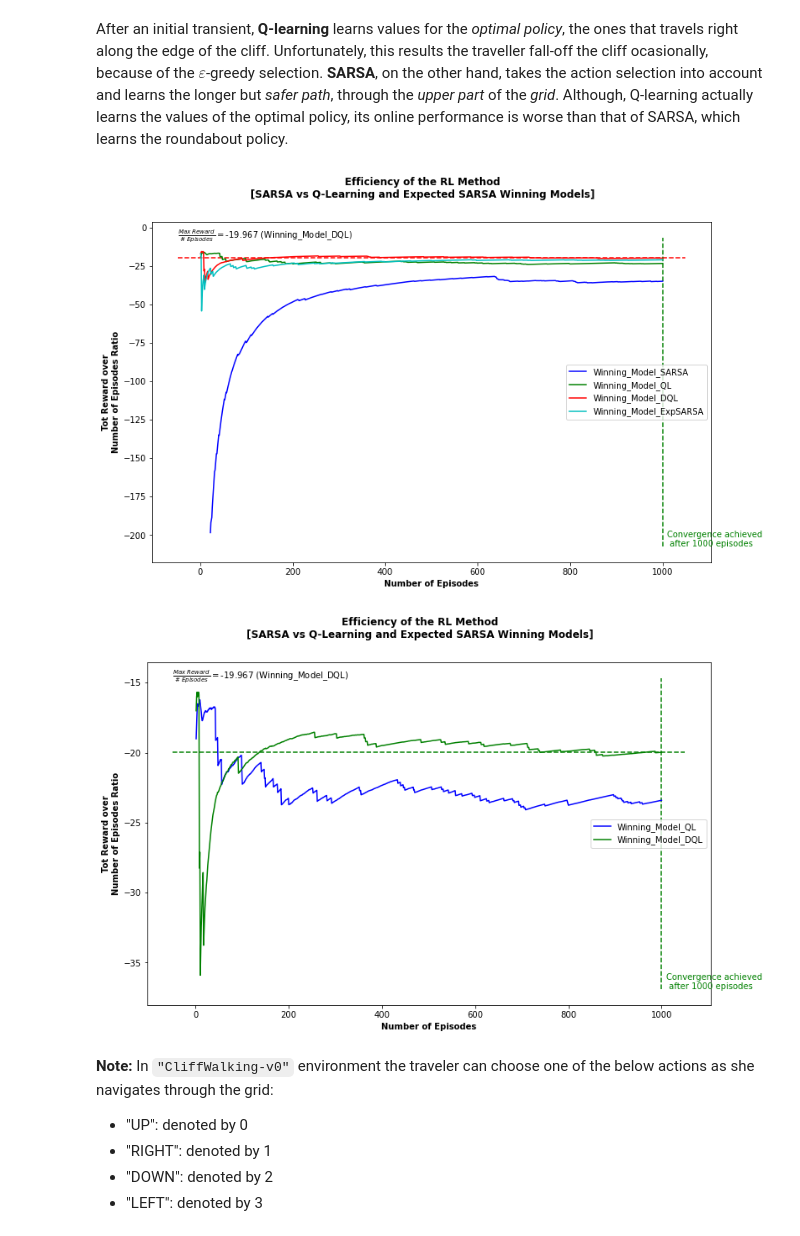
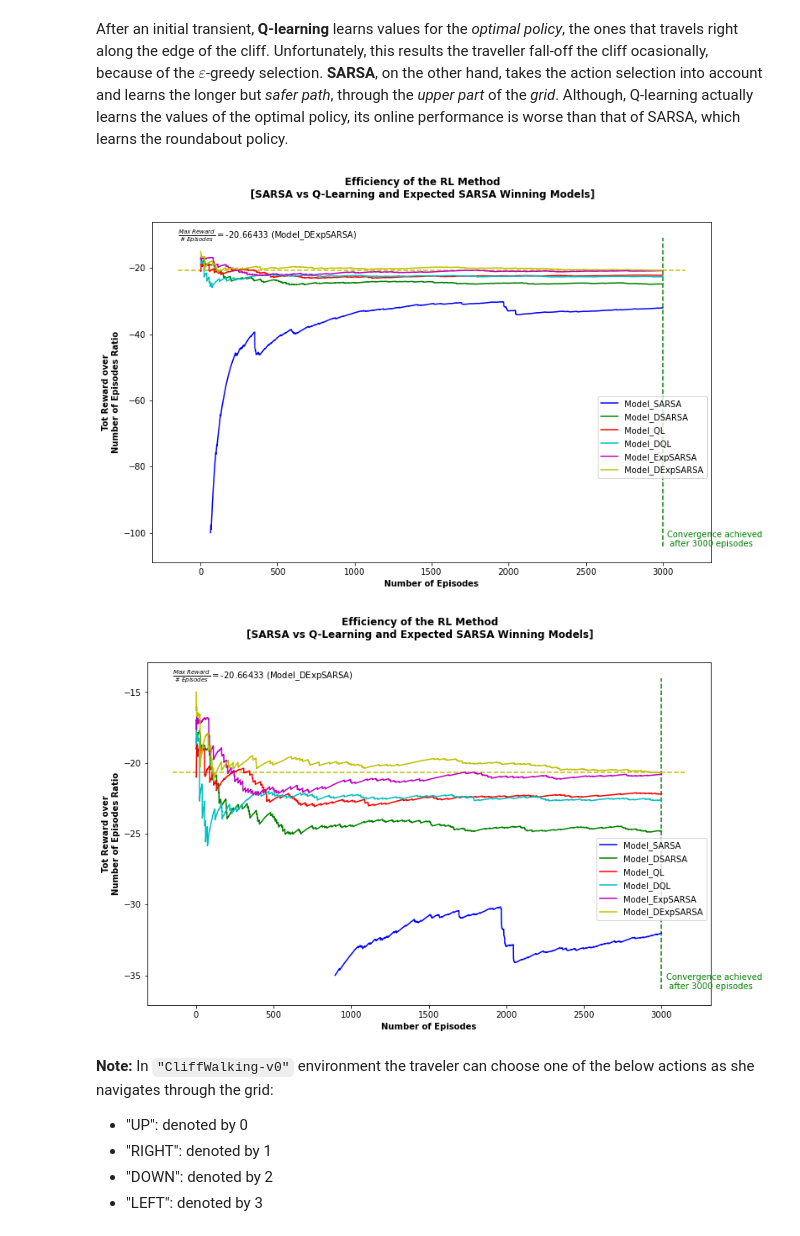
Before and after one commit to tgrammat/ML-Data_Challenges, a Jupyter notebook: Reinforcement-Learning/TD0-models/02.CliffWalking.ipynb, the cells around one changed output. Saved outputs shown, nothing was run; the diff lists cells and outputs as text; code cells hidden in the pictures.

Commit message:
CliffWalking: added double-learning TD0-models

```diff
--- a/Reinforcement-Learning/TD0-models/02.CliffWalking.ipynb
+++ b/Reinforcement-Learning/TD0-models/02.CliffWalking.ipynb
@@ -343,0 +409,3 @@ TD0 = TemporalDifferenceUtils(env)
+# %%
+title = 'Efficiency of the RL Method\n[Double SARSA: on-policy TD(0) Control]'
+plotutls.plot_learning_curve(rewards_per_trial_DSARSA, title=title)
@@ -414,4 +492,4 @@ Let all RL-models to be trained for 1,000 episodes...
 # %%
-title = 'Efficiency of the RL Method\n[Double Q-Learning off-policy TD(0) Control]'
-plotutls.plot_learning_curve(rewards_per_trial_DQL, title=title)
+title = 'Efficiency of the RL Method\n[Double Q-Learning: off-policy TD(0) Control]'
+plotutls.plot_learning_curve(rewards_per_trial_DQL, title=title, lower_reward_ratio=-100)
 # %% [output]
@@ -418,0 +575,3 @@ plotutls.plot_learning_curve(rewards_per_trial_DQL, title=title)
+# %%
+title = 'Efficiency of the RL Method\n[Double Expected SARSA: on-policy TD(0) Control]'
+plotutls.plot_learning_curve(rewards_per_trial_DQL, title=title, lower_reward_ratio=-50)
@@ -429,36 +590,29 @@ RL_trials
 After an initial transient, **Q-learning** learns values for the *optimal policy*, the ones that travels right along the edge of the cliff. Unfortunately, this results the traveller fall-off the cliff ocasionally, because of the $\varepsilon$-greedy selection. **SARSA**, on the other hand, takes the action selection into account and learns the longer but *safer path*, through the *upper part* of the *grid*. Although, Q-learning actually learns the values of the optimal policy, its online performance is worse than that of SARSA, which learns the roundabout policy.
 # %%
 winning_trial = 'baseline'
-rewards_per_trial_best_models = OrderedDict([('Winning_Model_SARSA', np.array([])),
-                                             ('Winning_Model_QL', np.array([])),
-                                             ('Winning_Model_DQL', np.array([])),
-                                             ('Winning_Model_ExpSARSA', np.array([]))])
+rewards_per_trial_best_models = OrderedDict([('Model_SARSA', np.array([])),
+                                             ('Model_DSARSA', np.array([])),
+                                             ('Model_QL', np.array([])),
+                                             ('Model_DQL', np.array([])),
+                                             ('Model_ExpSARSA', np.array([])),
+                                             ('Model_DExpSARSA', np.array([]))])
 
-rewards_per_trial_best_models['Winning_Model_SARSA'] = rewards_per_trial_SARSA[winning_trial]
-rewards_per_trial_best_models['Winning_Model_QL'] = rewards_per_trial_QL[winning_trial]
-rewards_per_trial_best_models['Winning_Model_DQL'] = rewards_per_trial_DQL[winning_trial]
-rewards_per_trial_best_models['Winning_Model_ExpSARSA'] = rewards_per_trial_ExpSARSA[winning_trial]
+rewards_per_trial_best_models['Model_SARSA'] = rewards_per_trial_SARSA[winning_trial]
+rewards_per_trial_best_models['Model_DSARSA'] = rewards_per_trial_DSARSA[winning_trial]
+rewards_per_trial_best_models['Model_QL'] = rewards_per_trial_QL[winning_trial]
+rewards_per_trial_best_models['Model_DQL'] = rewards_per_trial_DQL[winning_trial]
+rewards_per_trial_best_models['Model_ExpSARSA'] = rewards_per_trial_ExpSARSA[winning_trial]
+rewards_per_trial_best_models['Model_DExpSARSA'] = rewards_per_trial_DExpSARSA[winning_trial]
 
 title = 'Efficiency of the RL Method\n[SARSA vs Q-Learning and Expected SARSA Winning Models]'
-plotutls.plot_learning_curve(rewards_per_trial_best_models, title=title, lower_reward_ratio=-200)
+plotutls.plot_learning_curve(rewards_per_trial_best_models, title=title, lower_reward_ratio=-100)
 # %% [output]
-[figure, old version]
+[figure, new version]
 # %%
-winning_trial = 'baseline'
-rewards_per_trial_best_models = OrderedDict([#('Winning_Model_SARSA', np.array([])),
-                                             ('Winning_Model_QL', np.array([])),
-                                             ('Winning_Model_DQL', np.array([]))])
-#                                              ('Winning_Model_ExpSARSA', np.array([]))])
-
-# rewards_per_trial_best_models['Winning_Model_SARSA'] = rewards_per_trial_SARSA[winning_trial]
-rewards_per_trial_best_models['Winning_Model_QL'] = rewards_per_trial_QL[winning_trial]
-rewards_per_trial_best_models['Winning_Model_DQL'] = rewards_per_trial_DQL[winning_trial]
-# rewards_per_trial_best_models['Winning_Model_ExpSARSA'] = rewards_per_trial_ExpSARSA[winning_trial]
-
 title = 'Efficiency of the RL Method\n[SARSA vs Q-Learning and Expected SARSA Winning Models]'
-plotutls.plot_learning_curve(rewards_per_trial_best_models, title=title, lower_reward_ratio=-200)
+plotutls.plot_learning_curve(rewards_per_trial_best_models, title=title, lower_reward_ratio=-35)
 # %% [output]
-[figure, old version]
+[figure, new version]
 # %% [markdown]
 **Note:** In `"CliffWalking-v0"` environment the traveler can choose one of the below actions as she navigates through the grid:
 - "UP":  denoted by 0
```
Also changed, not shown: parts of 32 cells of this notebook.
